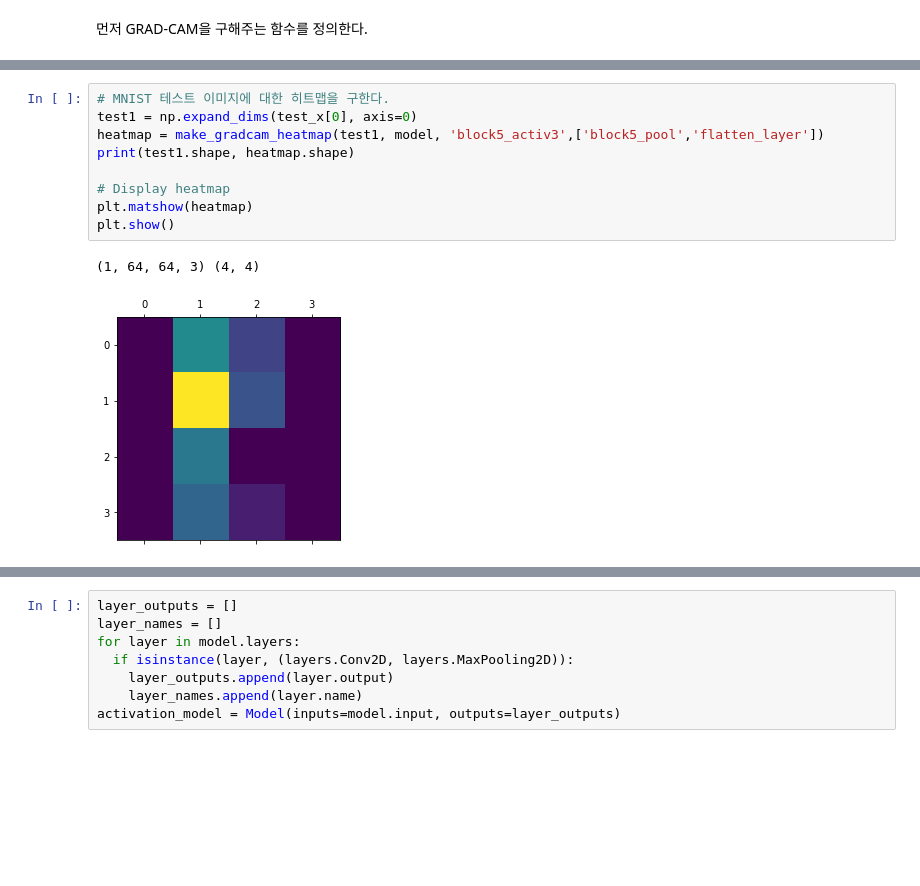
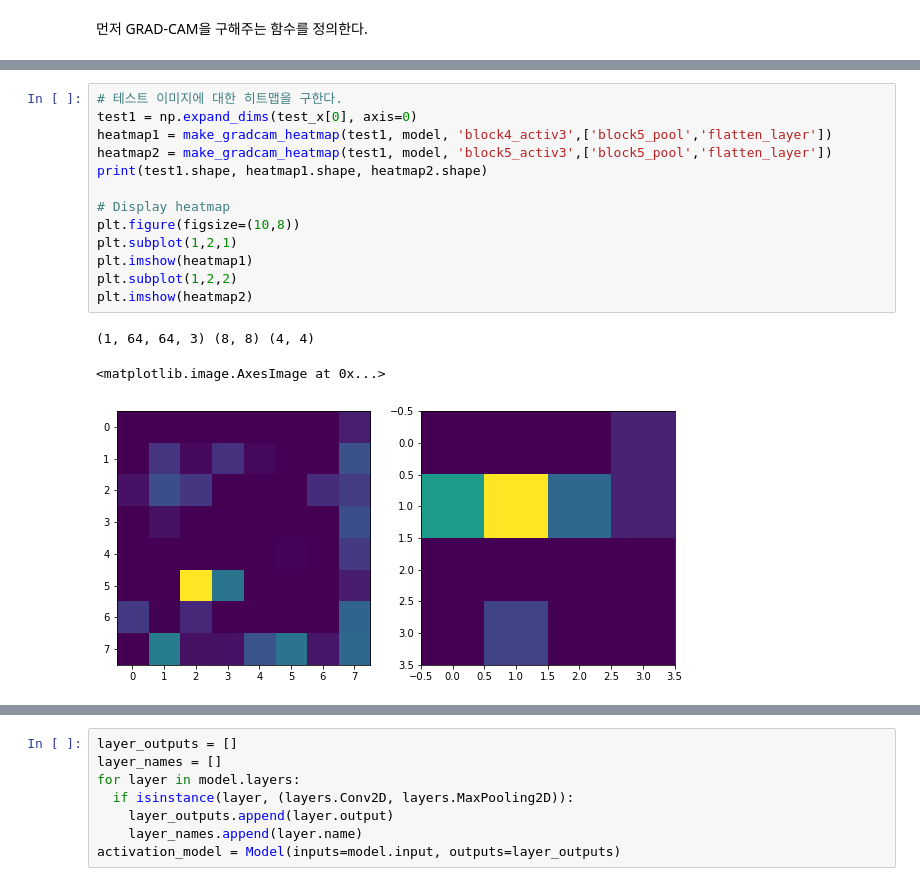
Before and after one commit to Pulsar-kkaturi/DL-Education, a Jupyter notebook: notebooks/Result_Visulization2.ipynb, the cells around one changed output, grey strips where cells are left out. Saved outputs shown, nothing was run; the diff lists cells and outputs as text; blank space fills up the shorter version.

```diff
--- a/notebooks/Result_Visulization2.ipynb
+++ b/notebooks/Result_Visulization2.ipynb
@@ -380,14 +388,19 @@ def make_gradcam_heatmap(img_array, model, last_conv_layer_name, classifier_laye
     heatmap = np.maximum(heatmap, 0) / np.max(heatmap)
     return heatmap
 # %%
-# MNIST 테스트 이미지에 대한 히트맵을 구한다.
+# 테스트 이미지에 대한 히트맵을 구한다.
 test1 = np.expand_dims(test_x[0], axis=0)
-heatmap = make_gradcam_heatmap(test1, model, 'block5_activ3',['block5_pool','flatten_layer'])
-print(test1.shape, heatmap.shape)
+heatmap1 = make_gradcam_heatmap(test1, model, 'block4_activ3',['block5_pool','flatten_layer'])
+heatmap2 = make_gradcam_heatmap(test1, model, 'block5_activ3',['block5_pool','flatten_layer'])
+print(test1.shape, heatmap1.shape, heatmap2.shape)
 
 # Display heatmap
-plt.matshow(heatmap)
-plt.show()
+plt.figure(figsize=(10,8))
+plt.subplot(1,2,1)
+plt.imshow(heatmap1)
+plt.subplot(1,2,2)
+plt.imshow(heatmap2)
 # %% [output]
-(1, 64, 64, 3) (4, 4)
+(1, 64, 64, 3) (8, 8) (4, 4)
+<matplotlib.image.AxesImage at 0x...>
-[figure, old version]
+[figure, new version]
```
Also changed, not shown: parts of 39 cells of this notebook.
